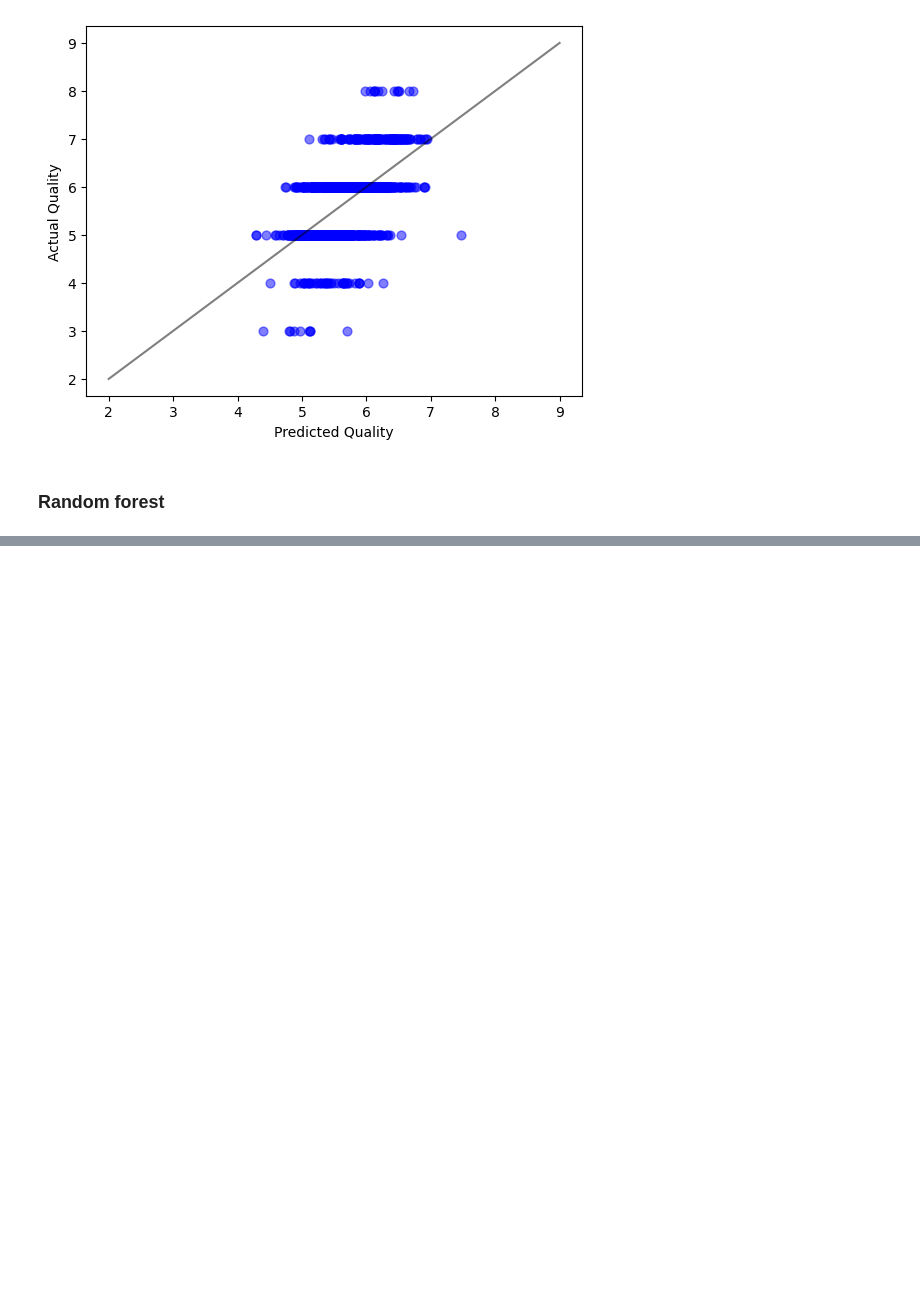
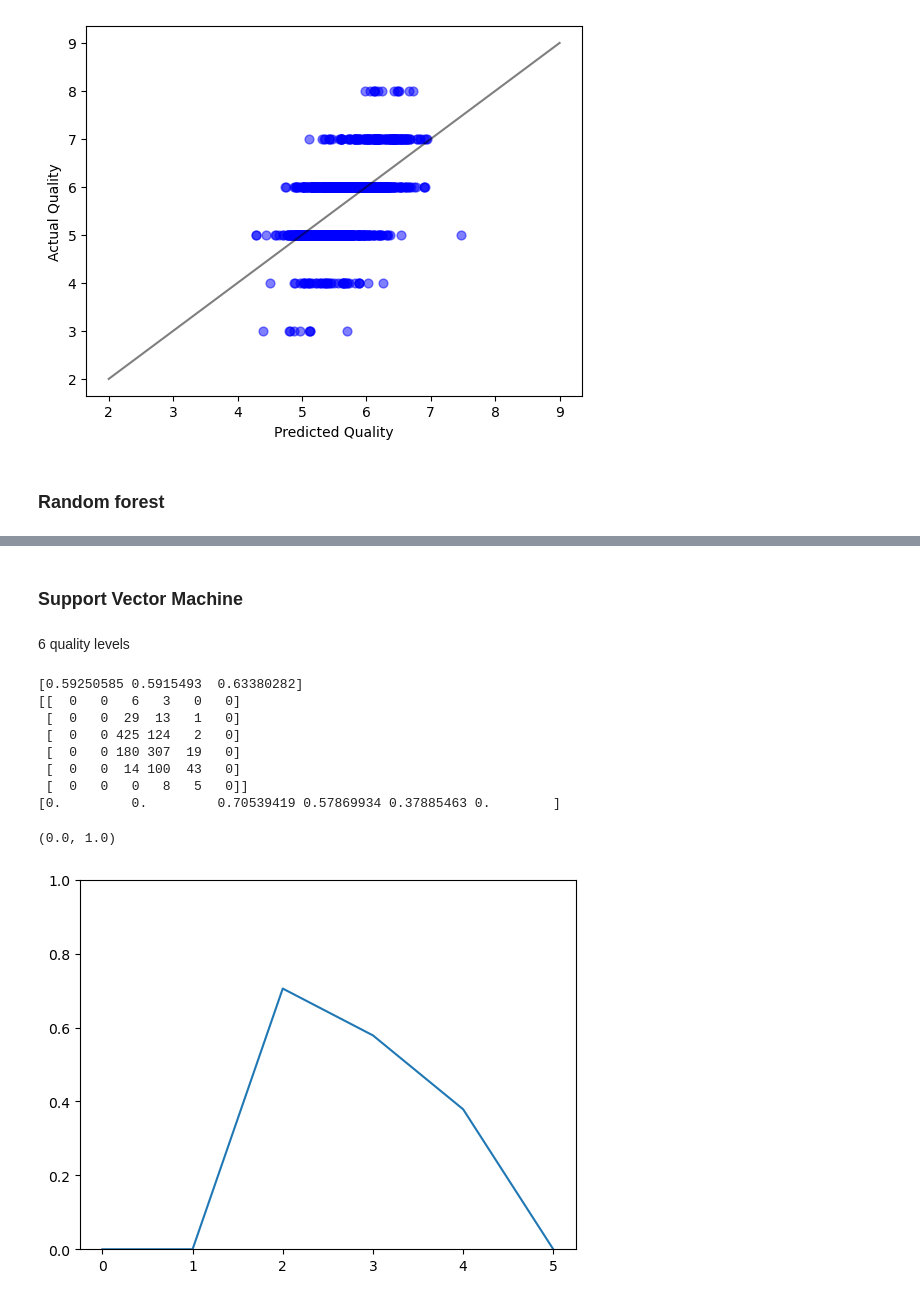
Before and after one commit to adameadows/Hands-on_ML_book_Adam, a Jupyter notebook: Chapter 3/redwine.ipynb, the cells around one changed output, grey strips where cells are left out. Drawn from its saved outputs; the diff is of its cells as text; code cells hidden in the pictures; blank space fills up the shorter version.

```diff
--- a/Chapter 3/redwine.ipynb
+++ b/Chapter 3/redwine.ipynb
@@ -330,0 +349,33 @@ ValueError: multiclass format is not supported
+# %% [markdown]
+### Support Vector Machine
+# %% [markdown]
+6 quality levels
+# %%
+#support vector machine classifier
+from sklearn.svm import SVC
+
+svm_clf = SVC(gamma="auto", random_state=42)
+
+svm_scores = cross_val_score(svm_clf, X_train_p, y_train, cv=3, scoring="accuracy")
+print(svm_scores)
+
+svm_predict = cross_val_predict(svm_clf, X_train_p, y_train, cv=3)
+print(confusion_matrix(y_train, svm_predict))
+
+f1_scores=f1_score(y_train, svm_predict, average=None)
+print(f1_scores)
+#plot f1 scores vs class labels
+plt.plot(f1_scores)
+# y axis from 0 to 1
+plt.ylim(0,1)
+# %% [output]
+[0.59250585 0.5915493  0.63380282]
+[[  0   0   6   3   0   0]
+ [  0   0  29  13   1   0]
+ [  0   0 425 124   2   0]
+ [  0   0 180 307  19   0]
+ [  0   0  14 100  43   0]
+ [  0   0   0   8   5   0]]
+[0.         0.         0.70539419 0.57869934 0.37885463 0.        ]
+(0.0, 1.0)
+[figure, added]
```
Also changed, not shown: parts of 27 cells of this notebook.
